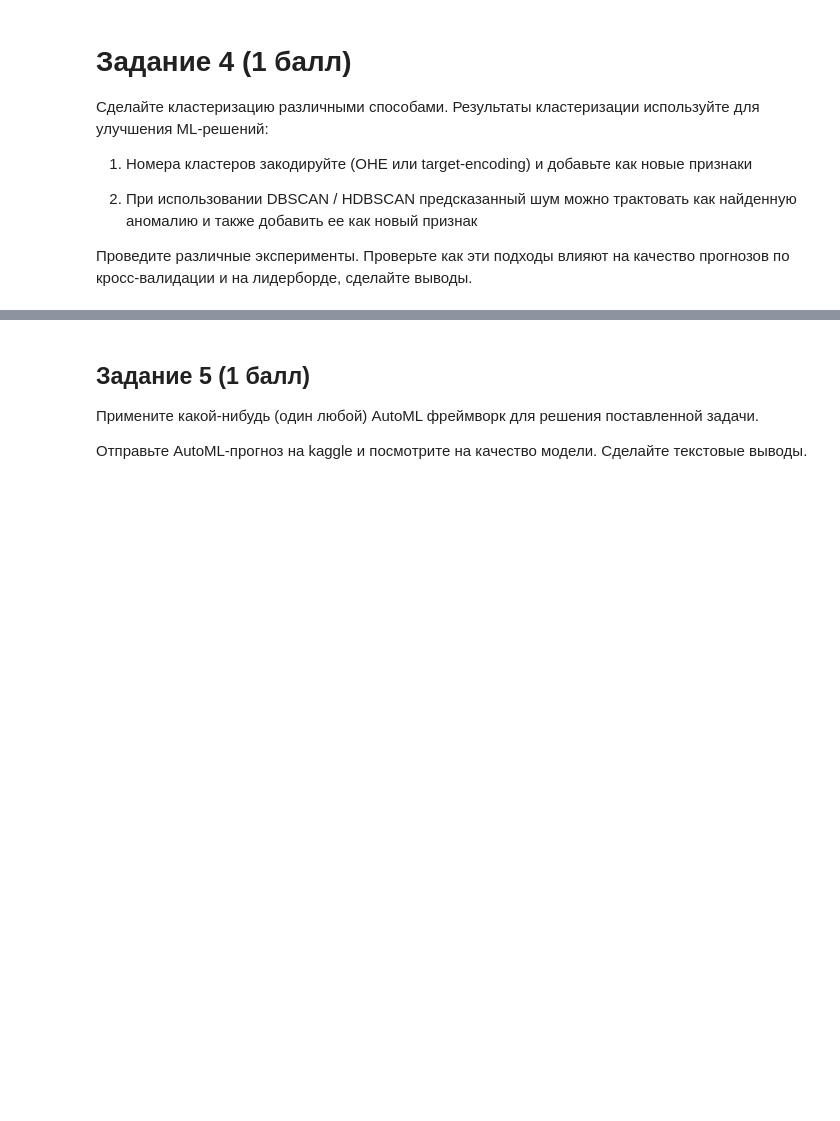
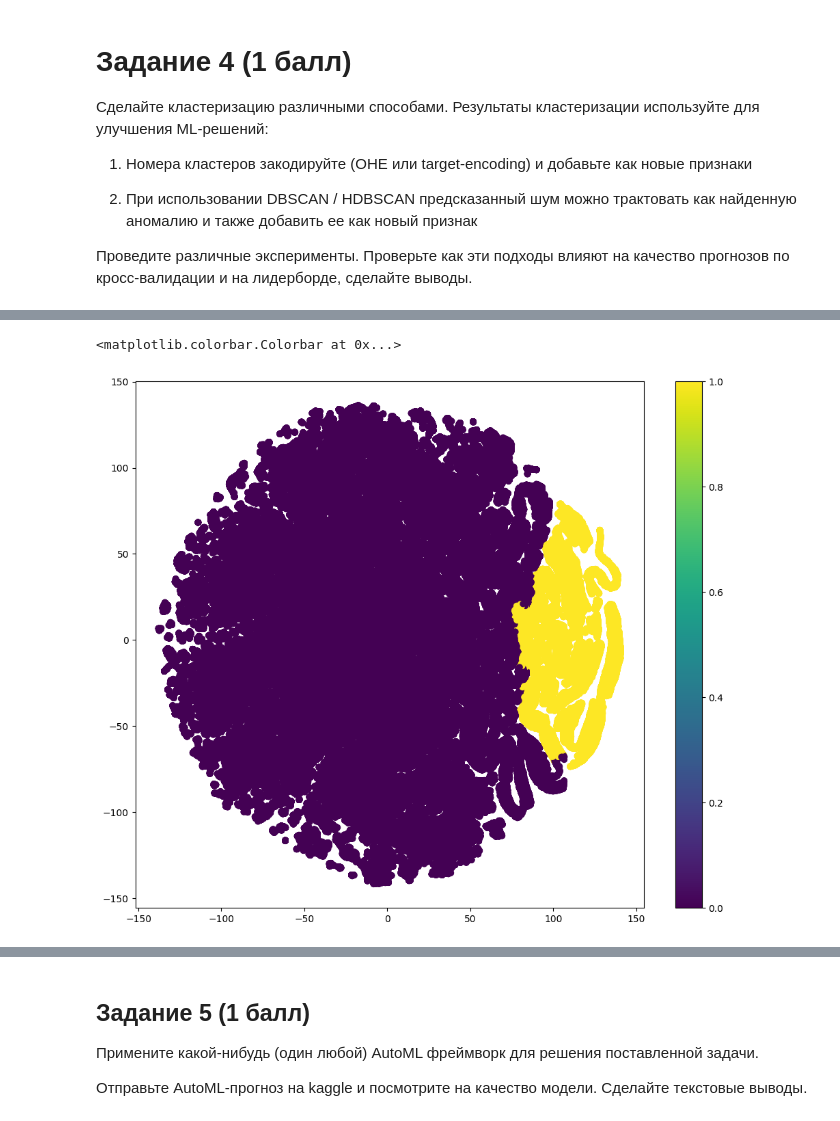
Before and after one commit to InnaBoby/ML_HSE, a Jupyter notebook: HW_7/ML_AI24_HT7.ipynb, the cells around one changed output, grey strips where cells are left out. Cells and saved outputs as stored; diff of their text form; code cells hidden in the pictures; blank space fills up the shorter version.

```diff
--- a/HW_7/ML_AI24_HT7.ipynb
+++ b/HW_7/ML_AI24_HT7.ipynb
@@ -1220,0 +760,12 @@ kmeans_clusterizer.fit(X)
+# %%
+#визуализация кластеров с TSNE
+
+tsne = TSNE(random_state=1)
+df_tsne = tsne.fit_transform(numeric_cols)
+
+plt.figure(figsize=(12,10))
+plt.scatter(df_tsne[:, 0], df_tsne[:, 1], c=kmeans_clusterizer.labels_)
+plt.colorbar()
+# %% [output]
+<matplotlib.colorbar.Colorbar at 0x...>
+[figure, added]
```
Also changed, not shown: parts of 62 cells of this notebook.
